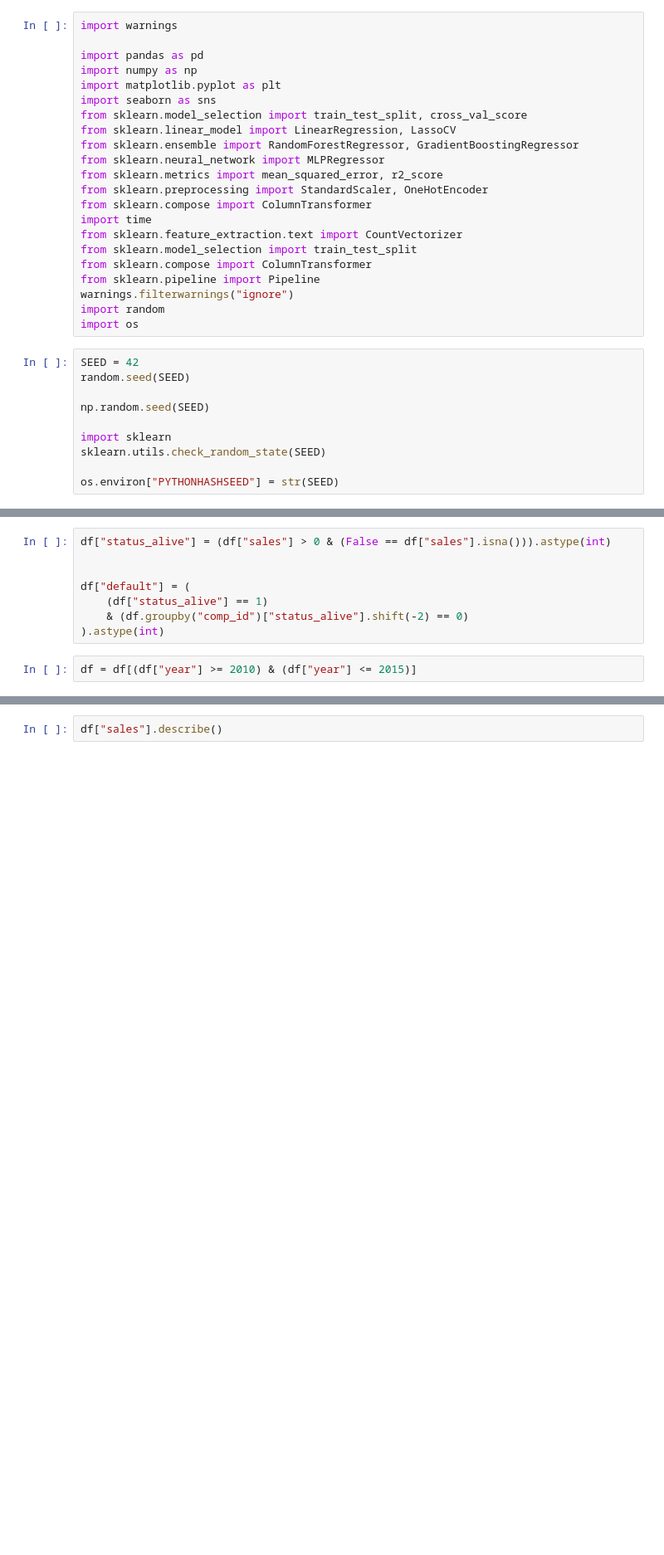
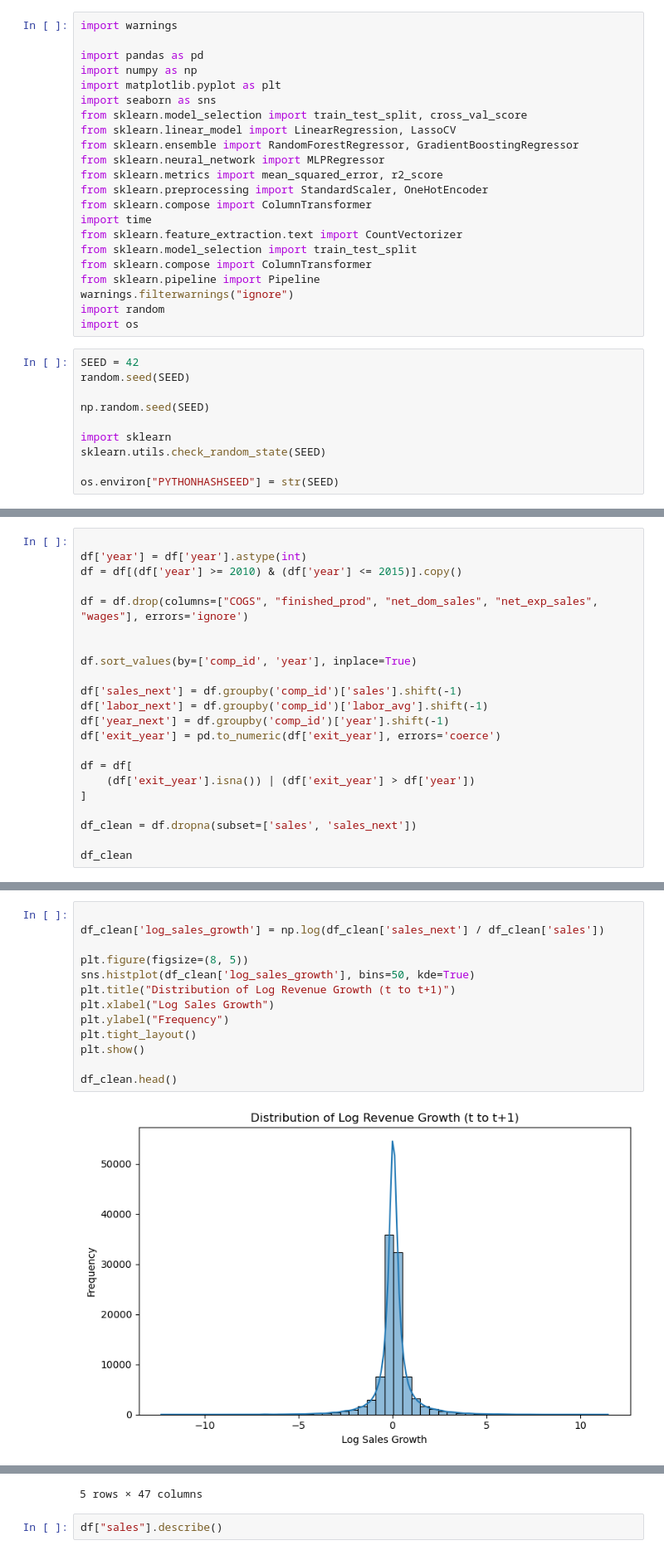
Before and after one commit to shirind76/Data_Analysis_3, a Jupyter notebook: A3/A3.ipynb, the cells around one changed output, grey strips where cells are left out. Shown: that part at 83% size. Cells and saved outputs as stored; diff of their text form; blank space fills up the shorter version.

Commit message:
cleaning data

```diff
--- a/A3/A3.ipynb
+++ b/A3/A3.ipynb
@@ -110,10 +91,0 @@ df
-# %%
-df["status_alive"] = (df["sales"] > 0 & (False == df["sales"].isna())).astype(int)
-
-
-df["default"] = (
-    (df["status_alive"] == 1)
-    & (df.groupby("comp_id")["status_alive"].shift(-2) == 0)
-).astype(int)
-# %%
-df = df[(df["year"] >= 2010) & (df["year"] <= 2015)]
@@ -121,0 +92,22 @@ df = df.drop(columns=["COGS", "finished_prod", "net_dom_sales", "net_exp_sales",
+# %%
+
+df['year'] = df['year'].astype(int)
+df = df[(df['year'] >= 2010) & (df['year'] <= 2015)].copy()
+
+df = df.drop(columns=["COGS", "finished_prod", "net_dom_sales", "net_exp_sales", "wages"], errors='ignore')
+
+
+df.sort_values(by=['comp_id', 'year'], inplace=True)
+
+df['sales_next'] = df.groupby('comp_id')['sales'].shift(-1)
+df['labor_next'] = df.groupby('comp_id')['labor_avg'].shift(-1)
+df['year_next'] = df.groupby('comp_id')['year'].shift(-1)
+df['exit_year'] = pd.to_numeric(df['exit_year'], errors='coerce')
+
+df = df[
+    (df['exit_year'].isna()) | (df['exit_year'] > df['year'])
+]
+
+df_clean = df.dropna(subset=['sales', 'sales_next'])
+
+df_clean
@@ -121,0 +128,15 @@ df = df.drop(columns=["COGS", "finished_prod", "net_dom_sales", "net_exp_sales",
+# %%
+
+df_clean['log_sales_growth'] = np.log(df_clean['sales_next'] / df_clean['sales'])
+
+plt.figure(figsize=(8, 5))
+sns.histplot(df_clean['log_sales_growth'], bins=50, kde=True)
+plt.title("Distribution of Log Revenue Growth (t to t+1)")
+plt.xlabel("Log Sales Growth")
+plt.ylabel("Frequency")
+plt.tight_layout()
+plt.show()
+
+df_clean.head()
+# %% [output]
+[figure, added]
@@ -122,3 +149,4 @@ df = df.drop(columns=["COGS", "finished_prod", "net_dom_sales", "net_exp_sales",
+5 rows × 47 columns
 # %%
 df["sales"].describe()
 # %%
```
Also changed, not shown: parts of 9 cells of this notebook.
